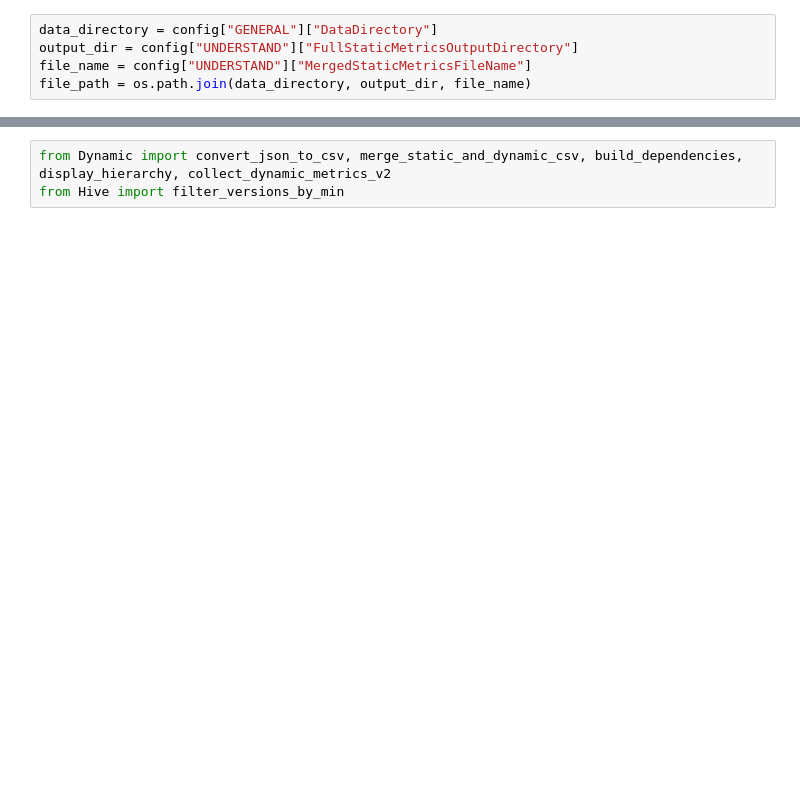
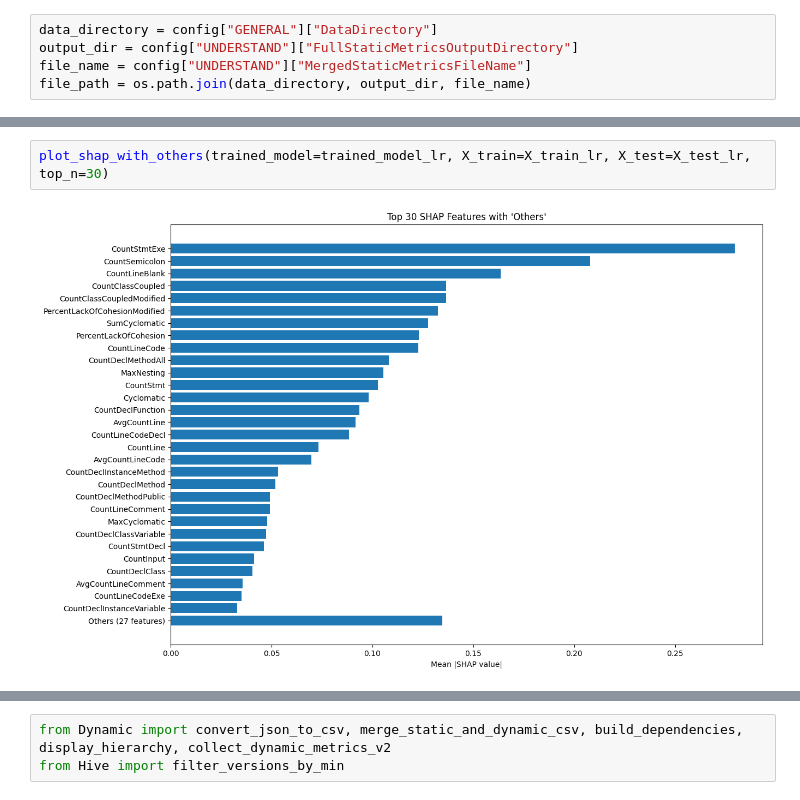
Before and after one commit to Dhexia/MGL869-Proj-Hive, a Jupyter notebook: src/run.ipynb, the cells around one changed output, grey strips where cells are left out. Saved outputs shown, nothing was run; the diff lists cells and outputs as text; blank space fills up the shorter version.

```diff
--- a/src/run.ipynb
+++ b/src/run.ipynb
@@ -256,0 +340,4 @@ file_path = os.path.join(data_directory, output_dir, file_name)
+# %%
+plot_shap_with_others(trained_model=trained_model_lr, X_train=X_train_lr, X_test=X_test_lr, top_n=30)
+# %% [output]
+[figure, added]
```
Also changed, not shown: parts of 37 cells of this notebook, 8 other files.
